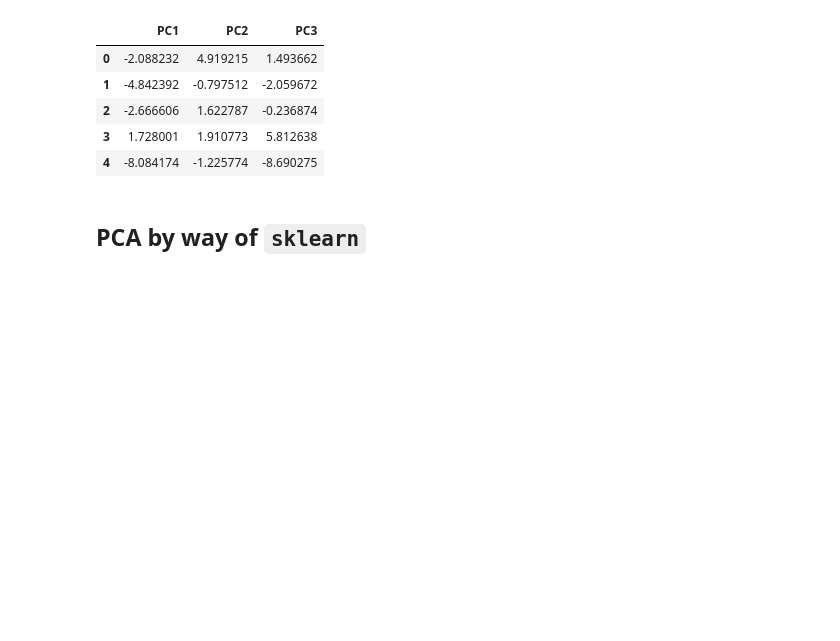
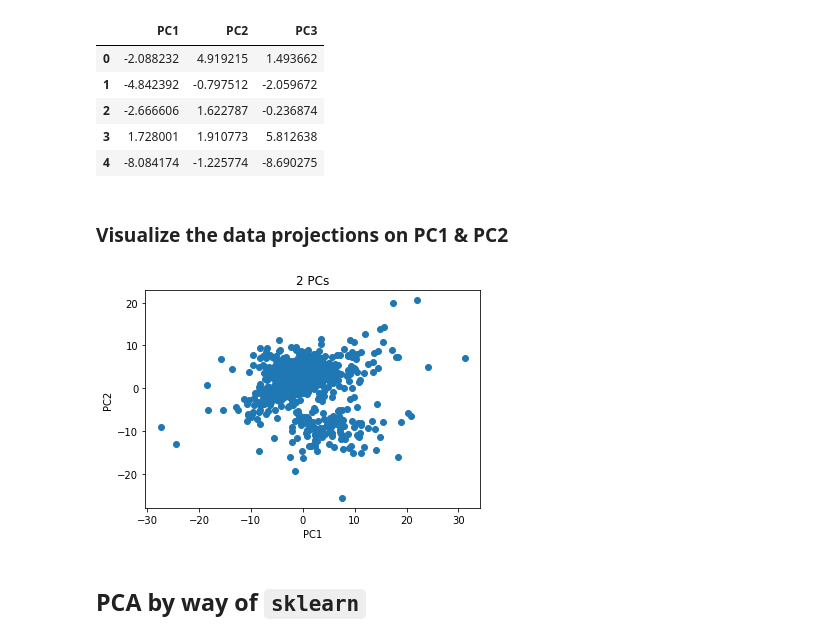
Before and after one commit to SmilodonCub/DS4VS, a Jupyter notebook: Week12/DS4VS_week12_PCA.ipynb, the cells around one changed output. Cells and saved outputs as stored; diff of their text form; code cells hidden in the pictures; blank space fills up the shorter version.

```diff
--- a/Week12/DS4VS_week12_PCA.ipynb
+++ b/Week12/DS4VS_week12_PCA.ipynb
@@ -236,6 +249,16 @@ res.head()
 | 2 | -2.666606 | 1.622787 | -0.236874 |
 | 3 | 1.728001 | 1.910773 | 5.812638 |
 | 4 | -8.084174 | -1.225774 | -8.690275 |
+# %% [markdown]
+### Visualize the data projections on PC1 & PC2
+# %%
+plt.scatter( res['PC1'], res['PC2'] )
+plt.xlabel("PC1")
+plt.ylabel("PC2")
+plt.title('2 PCs')
+plt.show()
+# %% [output]
+[figure, added]
 # %% [markdown]
 ## PCA by way of `sklearn`
 # %%
```
Also changed, not shown: parts of 10 cells of this notebook.
